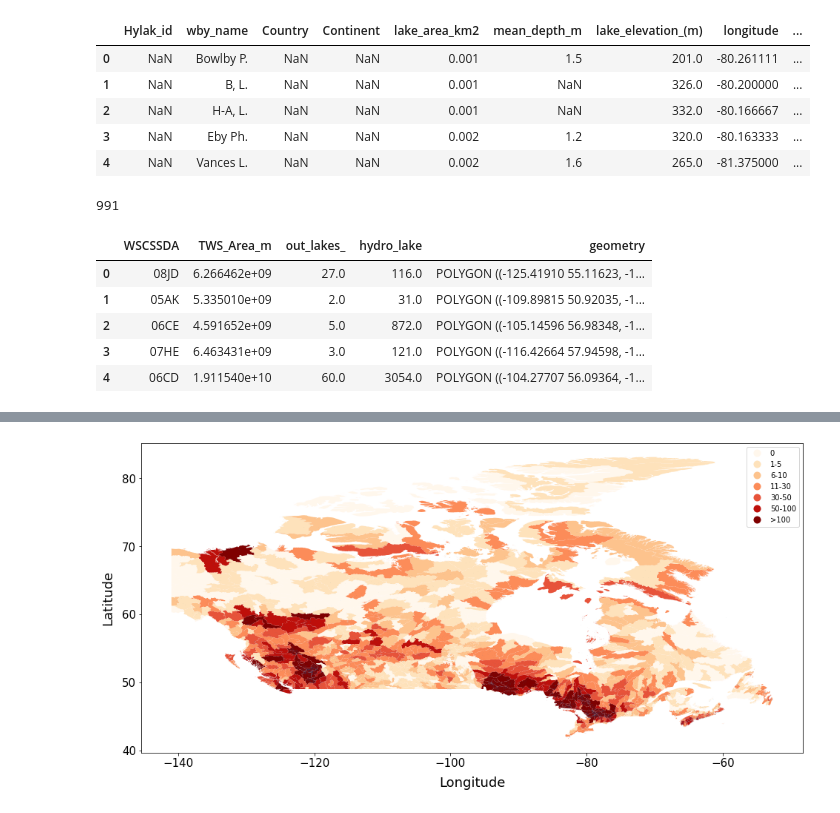
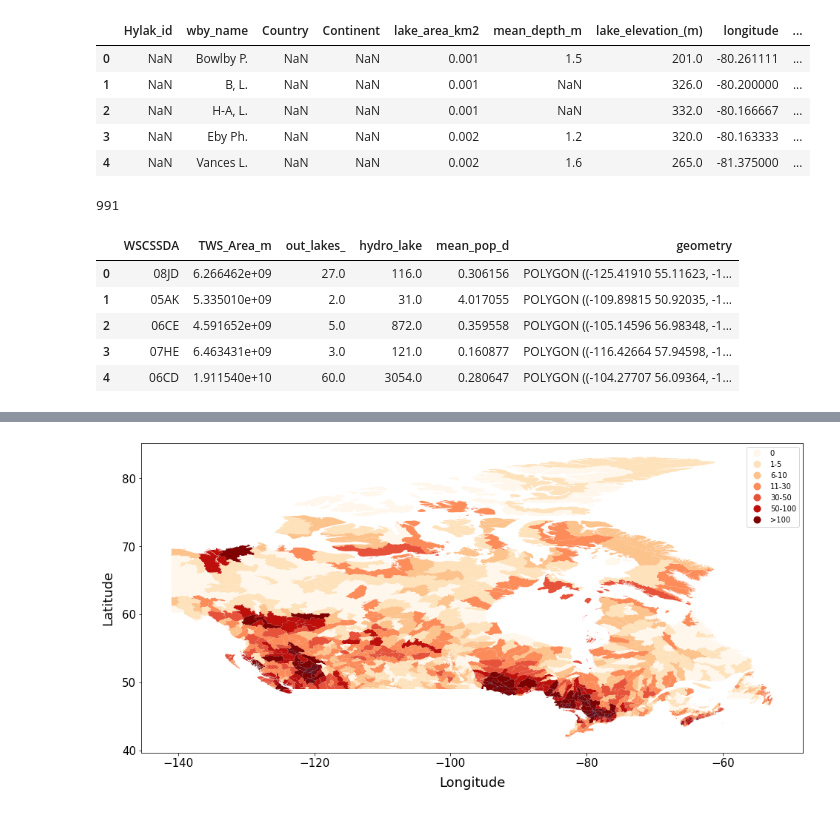
Before and after one commit to arshadimrit/Fish_community, a Jupyter notebook: Fish_graphs - Make pop_density graphs.ipynb, the cells around one changed output, grey strips where cells are left out. Drawn from its saved outputs; the diff is of its cells as text; code cells hidden in the pictures.

```diff
--- a/Fish_graphs - Make pop_density graphs.ipynb
+++ b/Fish_graphs - Make pop_density graphs.ipynb
@@ -61,17 +61,17 @@ gpd_canada_lakes.head()
 | 3 | NaN | Eby Ph. | NaN | NaN | 0.002 | 1.2 | 320.0 | -80.163333 | ... |
 | 4 | NaN | Vances L. | NaN | NaN | 0.002 | 1.6 | 265.0 | -81.375000 | ... |
 # %%
-nick_shapefile = gpd.read_file('/mnt/c/Users/imrit/Downloads/Sharma_fish_project/Nick_Mandrak/Canada_shapefiles/Canada_watersheds_hydrolakes_our_lake_counts_proper_shapefile.shp')
+nick_shapefile = gpd.read_file('/mnt/c/Users/imrit/Downloads/Sharma_fish_project/Nick_Mandrak/Canada_shapefiles/Canada_watersheds_hydrolakes_our_lake_counts_pop_density.shp')
 print(len(nick_shapefile))
 nick_shapefile.head()
 # %% [output]
 991
-|  | WSCSSDA | TWS_Area_m | out_lakes_ | hydro_lake | geometry |
-| 0 | 08JD | 6.266462e+09 | 27.0 | 116.0 | POLYGON ((-125.41910 55.11623, -1... |
-| 1 | 05AK | 5.335010e+09 | 2.0 | 31.0 | POLYGON ((-109.89815 50.92035, -1... |
-| 2 | 06CE | 4.591652e+09 | 5.0 | 872.0 | POLYGON ((-105.14596 56.98348, -1... |
-| 3 | 07HE | 6.463431e+09 | 3.0 | 121.0 | POLYGON ((-116.42664 57.94598, -1... |
-| 4 | 06CD | 1.911540e+10 | 60.0 | 3054.0 | POLYGON ((-104.27707 56.09364, -1... |
+|  | WSCSSDA | TWS_Area_m | out_lakes_ | hydro_lake | mean_pop_d | geometry |
+| 0 | 08JD | 6.266462e+09 | 27.0 | 116.0 | 0.306156 | POLYGON ((-125.41910 55.11623, -1... |
+| 1 | 05AK | 5.335010e+09 | 2.0 | 31.0 | 4.017055 | POLYGON ((-109.89815 50.92035, -1... |
+| 2 | 06CE | 4.591652e+09 | 5.0 | 872.0 | 0.359558 | POLYGON ((-105.14596 56.98348, -1... |
+| 3 | 07HE | 6.463431e+09 | 3.0 | 121.0 | 0.160877 | POLYGON ((-116.42664 57.94598, -1... |
+| 4 | 06CD | 1.911540e+10 | 60.0 | 3054.0 | 0.280647 | POLYGON ((-104.27707 56.09364, -1... |
 # %%
 watershed_counts = pd.Series(nick_shapefile['out_lakes_'].values)
 watershed_counts.replace(0, 0.1, inplace=True)
```
Also changed, not shown: parts of 11 cells of this notebook.
